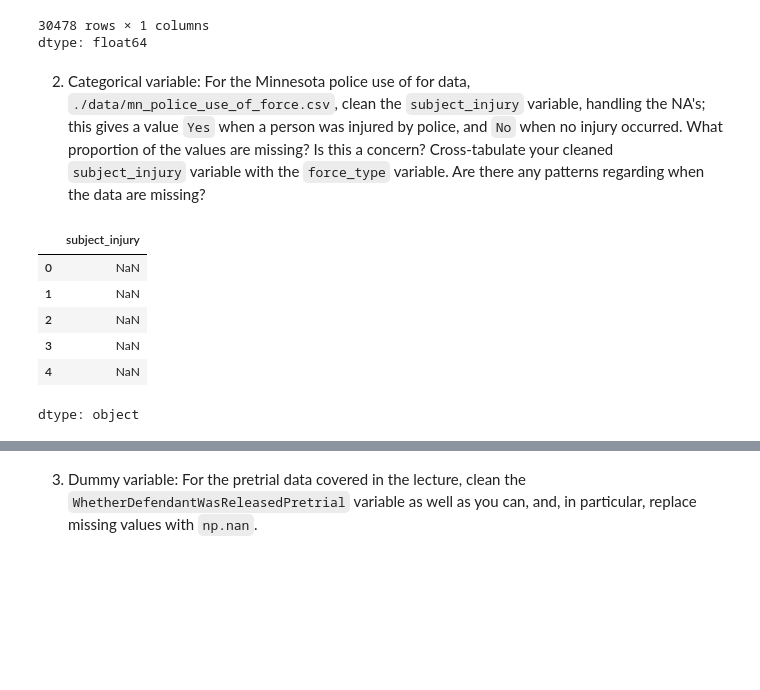
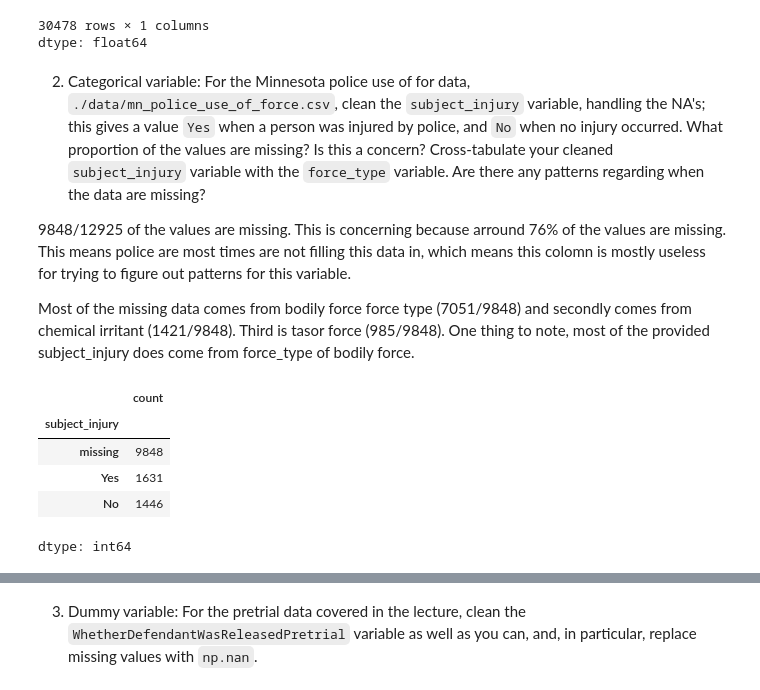
Before and after one commit to KaranRawatUVA/wrangling, a Jupyter notebook: assignment/assignment.ipynb, the cells around one changed output, grey strips where cells are left out. Drawn from its saved outputs; the diff is of its cells as text; code cells hidden in the pictures; blank space fills up the shorter version.

```diff
--- a/assignment/assignment.ipynb
+++ b/assignment/assignment.ipynb
@@ -67,15 +67,21 @@ dfAir['Price']
 dtype: float64
 # %% [markdown]
 2. Categorical variable: For the Minnesota police use of for data, `./data/mn_police_use_of_force.csv`, clean the `subject_injury` variable, handling the NA's; this gives a value `Yes` when a person was injured by police, and `No` when no injury occurred. What proportion of the values are missing? Is this a concern? Cross-tabulate your cleaned `subject_injury` variable with the `force_type` variable. Are there any patterns regarding when the data are missing?
+
+
+9848/12925 of the values are missing. This is concerning because arround 76% of the values are missing. This means police are most times are not filling this data in, which means this colomn is mostly useless for trying to figure out patterns for this variable.
+
+
+Most of the missing data comes from bodily force force type (7051/9848) and secondly comes from chemical irritant (1421/9848). Third is tasor force (985/9848). One thing to note, most of the provided subject_injury does come from force_type of bodily force.
 # %%
-dfMP = pd.read_csv('/content/wrangling/assignment/data/mn_police_use_of_force.csv')
+df_MP = pd.read_csv('/content/wrangling/assignment/data/mn_police_use_of_force.csv')
+df_MP['subject_injury'] = df_MP['subject_injury'].fillna('missing')
 
-dfMP['subject_injury'].head()
+df_MP['subject_injury'].value_counts()
 # %% [output]
-|  | subject_injury |
-| 0 | NaN |
-| 1 | NaN |
-| 2 | NaN |
-| 3 | NaN |
-| 4 | NaN |
+|  | count |
+| subject_injury |  |
+| missing | 9848 |
+| Yes | 1631 |
+| No | 1446 |
-dtype: object
+dtype: int64
```
Also changed, not shown: parts of 2 cells of this notebook.
